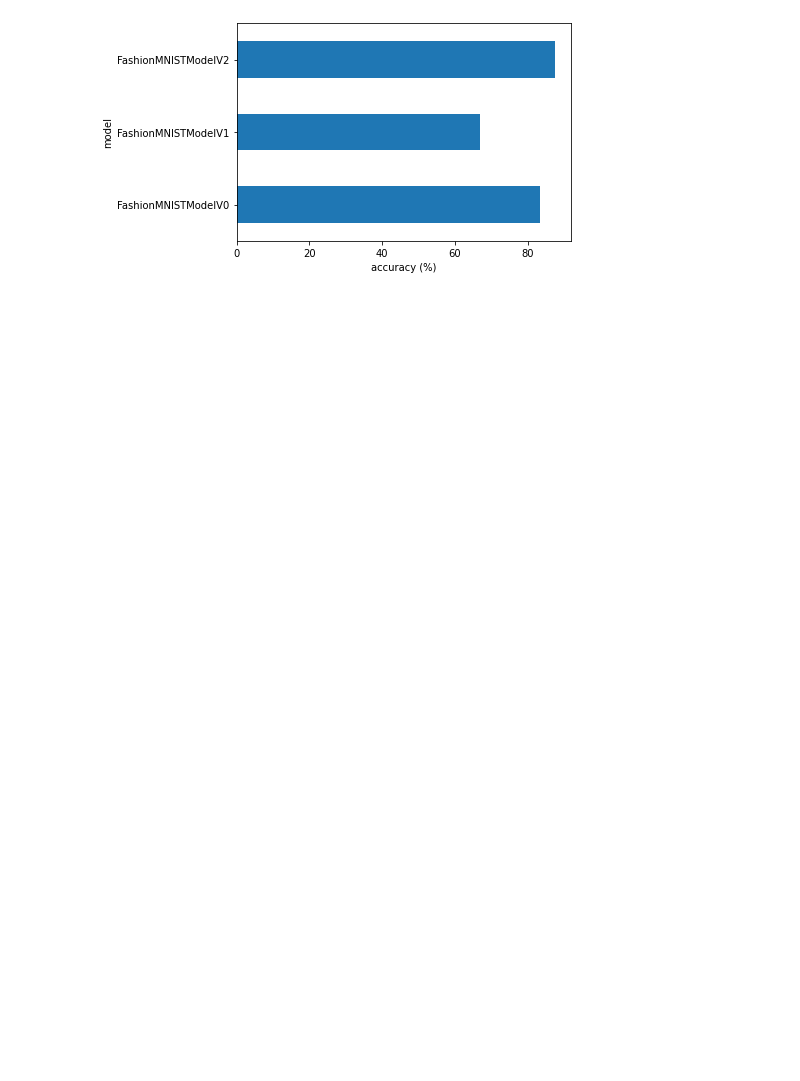
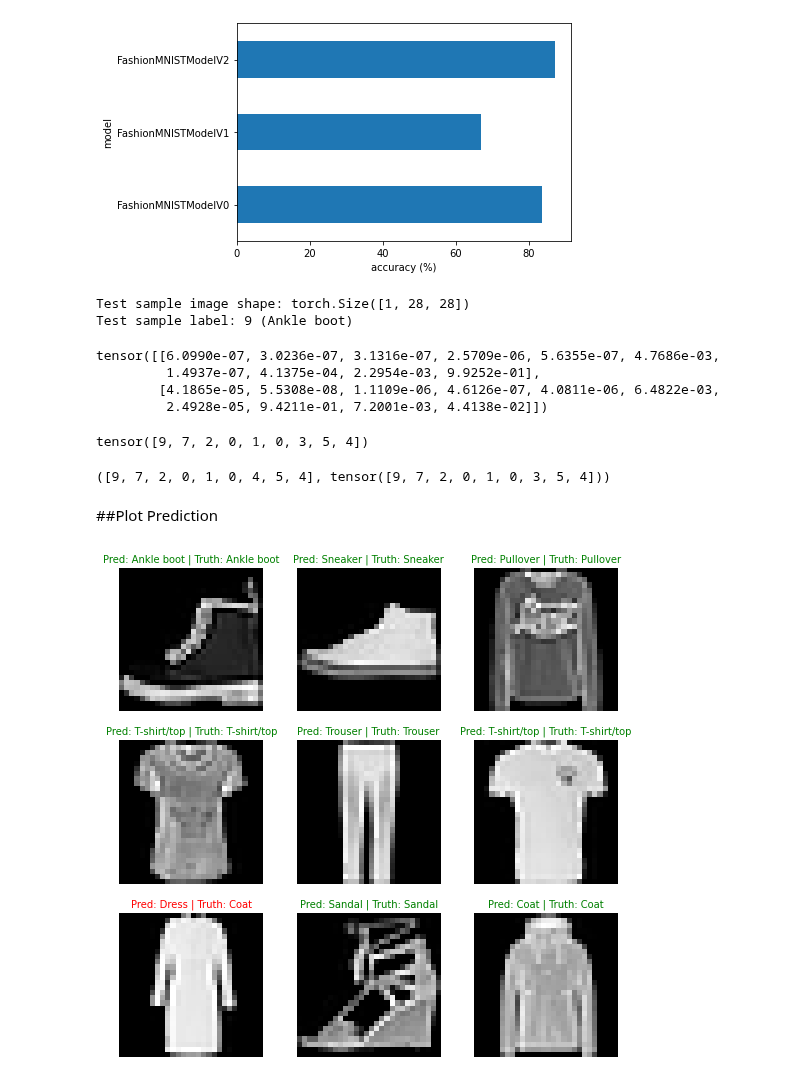
Before and after one commit to SalehMehrabani/Deep-Learning, a Jupyter notebook: CNN1.ipynb, the cells around one changed output. Saved outputs shown, nothing was run; the diff lists cells and outputs as text; code cells hidden in the pictures; blank space fills up the shorter version.

```diff
--- a/CNN1.ipynb
+++ b/CNN1.ipynb
@@ -769,3 +810,58 @@ plt.xlabel("accuracy (%)")
 plt.ylabel("model");
 # %% [output]
 [figure]
+# %%
+import random
+# random.seed(42)
+test_samples = []
+test_labels = []
+for sample, label in random.sample(list(test_data), k=9):
+    test_samples.append(sample)
+    test_labels.append(label)
+
+# View the first test sample shape and label
+print(f"Test sample image shape: {test_samples[0].shape}\nTest sample label: {test_labels[0]} ({class_names[test_labels[0]]})")
+# %% [output]
+Test sample image shape: torch.Size([1, 28, 28])
+Test sample label: 9 (Ankle boot)
+# %%
+# Make predictions on test samples with model 2
+pred_probs= make_predictions(model=model_2,
+                             data=test_samples)
+
+# View first two prediction probabilities list
+pred_probs[:2]
+# %% [output]
+tensor([[6.0990e-07, 3.0236e-07, 3.1316e-07, 2.5709e-06, 5.6355e-07, 4.7686e-03,
+         1.4937e-07, 4.1375e-04, 2.2954e-03, 9.9252e-01],
+        [4.1865e-05, 5.5308e-08, 1.1109e-06, 4.6126e-07, 4.0811e-06, 6.4822e-03,
+         2.4928e-05, 9.4211e-01, 7.2001e-03, 4.4138e-02]])
+# %%
+# Turn the prediction probabilities into prediction labels by taking the argmax()
+pred_classes = pred_probs.argmax(dim=1)
+pred_classes
+# %% [output]
+tensor([9, 7, 2, 0, 1, 0, 3, 5, 4])
+# %%
+# Are our predictions in the same form as our test labels?
+test_labels, pred_classes
+# %% [output]
+([9, 7, 2, 0, 1, 0, 4, 5, 4], tensor([9, 7, 2, 0, 1, 0, 3, 5, 4]))
+# %% [markdown]
+##Plot Prediction
+# %%
+plt.figure(figsize=(9,9))
+nrow, ncols=3,3
+for i, sample in enumerate(test_samples):
+  plt.subplot(nrow, ncols, i+1)
+  plt.imshow(sample.squeeze(), cmap="gray")
+  pred_label=class_names[pred_classes[i]]
+  truth_label= class_names[test_labels[i]]
+  title_text= f"Pred: {pred_label} | Truth: {truth_label}"
+  if pred_label == truth_label:
+    plt.title(title_text, fontsize=10, c="g")
+  else:
+    plt.title(title_text, fontsize=10, c="r")
+  plt.axis(False)
+# %% [output]
+[figure, added]
```
Also changed, not shown: parts of 10 cells of this notebook.
